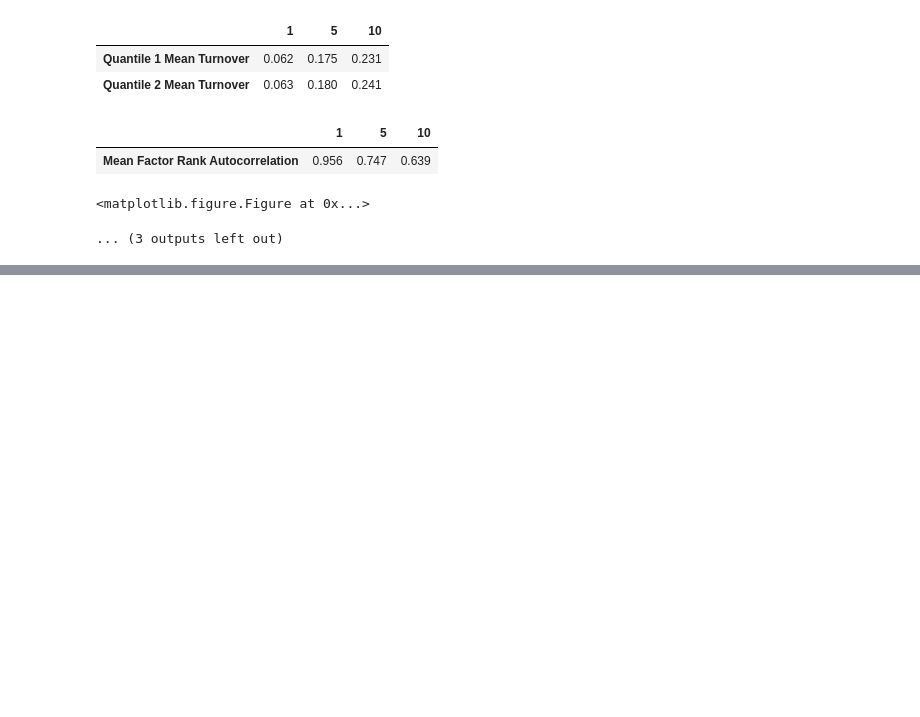
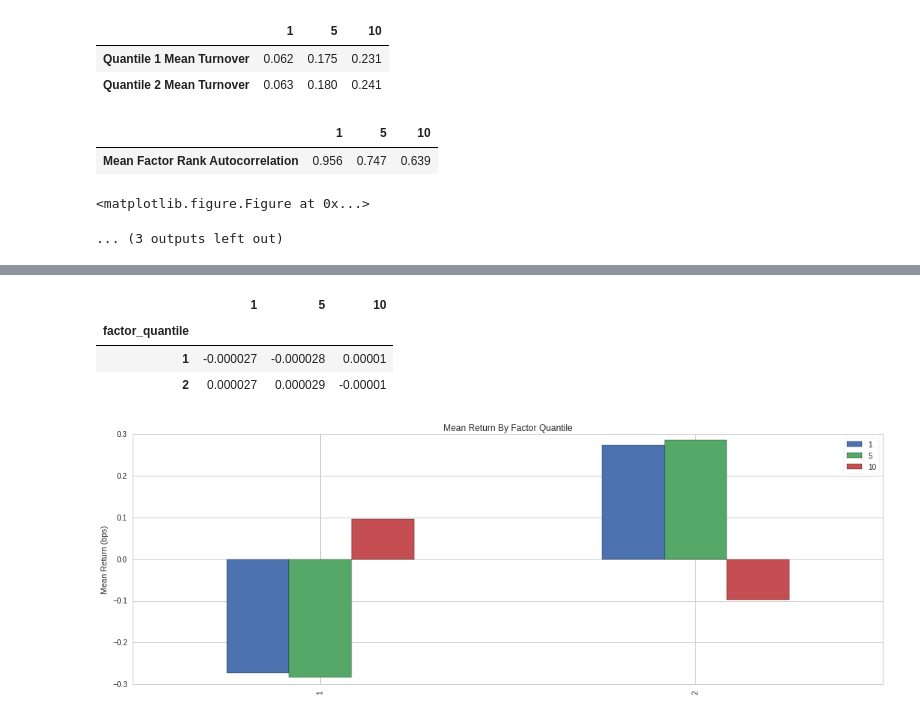
Before and after one commit to jsisaacs/QuantStrategies, a Jupyter notebook: Exploratory Analysis/FactorAnalysis_AverageSentimentSignal.ipynb, the cells around one changed output, grey strips where cells are left out. Saved outputs shown, nothing was run; the diff lists cells and outputs as text; code cells hidden in the pictures; blank space fills up the shorter version.

Commit message:
added individual plots to FactorAnalysis_AverageSentimentSignal

```diff
--- a/Exploratory Analysis/FactorAnalysis_AverageSentimentSignal.ipynb
+++ b/Exploratory Analysis/FactorAnalysis_AverageSentimentSignal.ipynb
@@ -157,0 +159,14 @@ Turnover Analysis
+# %%
+mean_return_by_q, std_err_by_q = al.performance.mean_return_by_quantile(avgsent_factor_data,
+                                                                        by_group=False)
+# %%
+mean_return_by_q.head()
+# %% [output]
+|  | 1 | 5 | 10 |
+| factor_quantile |  |  |  |
+| 1 | -0.000027 | -0.000028 | 0.00001 |
+| 2 | 0.000027 | 0.000029 | -0.00001 |
+# %%
+al.plotting.plot_quantile_returns_bar(mean_return_by_q);
+# %% [output]
+[figure, added]
```
Also changed, not shown: parts of 10 cells of this notebook.
